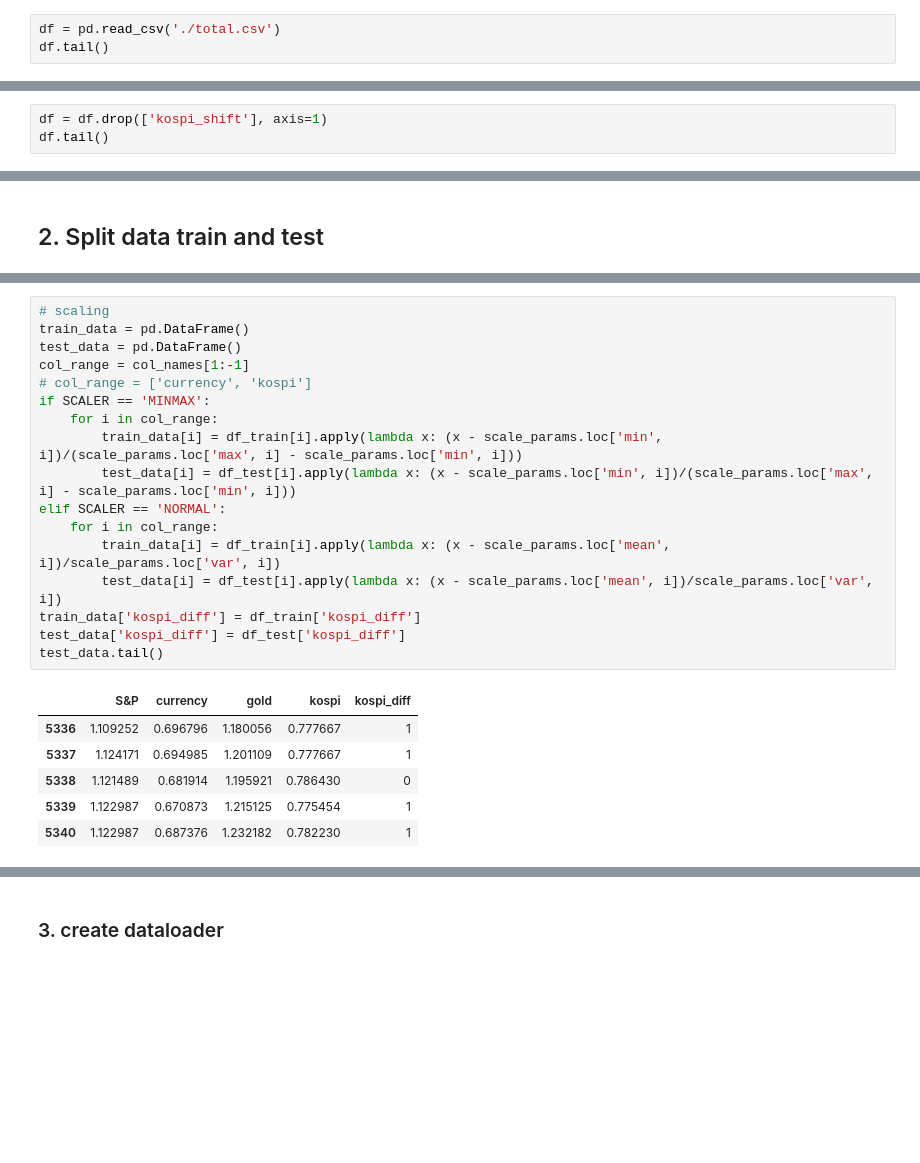
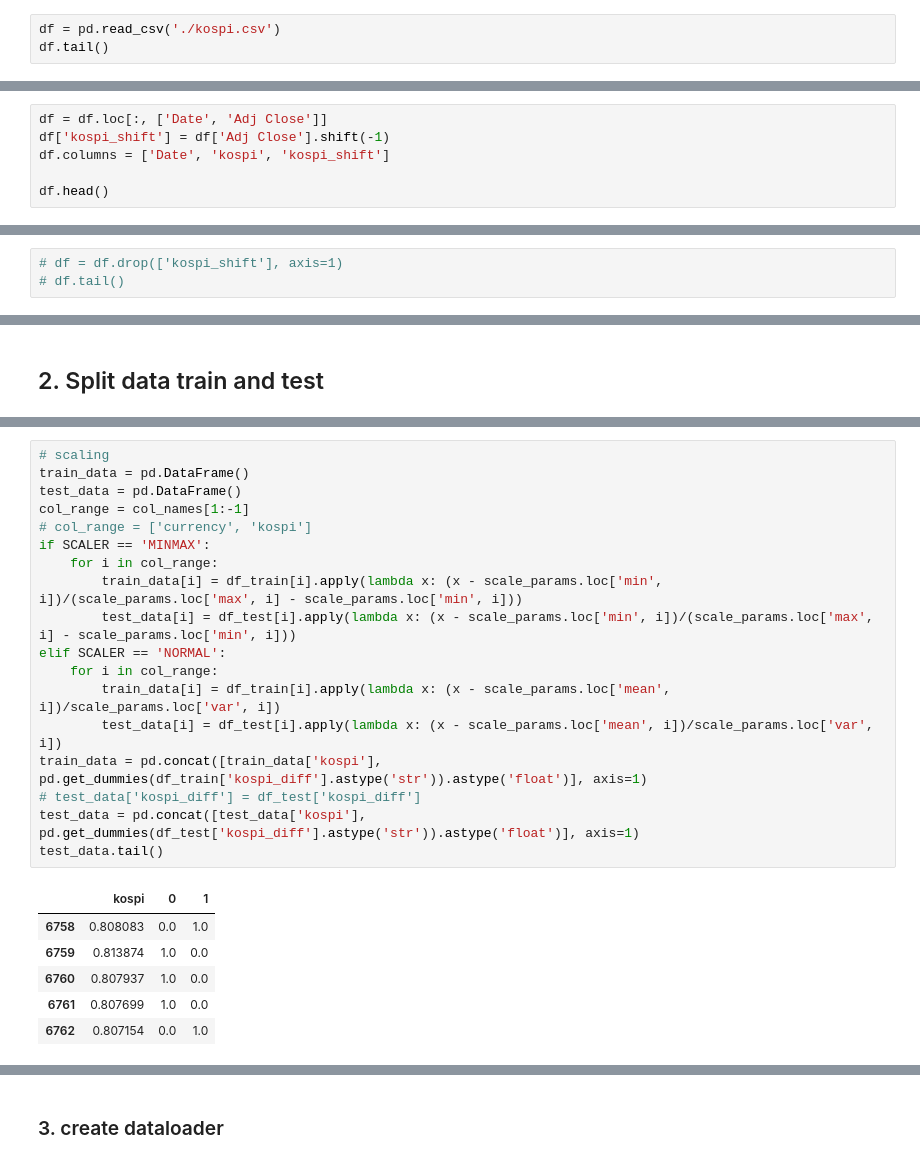
Before and after one commit to alan-kwak/CAIO6_team11, a Jupyter notebook: transformer_cls_token_kospi_only_window_input.ipynb, the cells around one changed output, grey strips where cells are left out. Saved outputs shown, nothing was run; the diff lists cells and outputs as text; blank space fills up the shorter version.

```diff
--- a/transformer_bin_classification_kospi_only_window_input copy.ipynb
+++ b/transformer_cls_token_kospi_only_window_input.ipynb
@@ -15,6 +15,6 @@ from sklearn.metrics import accuracy_score, precision_score, recall_score, confu
 # %% [markdown]
 ## 1. Load Data
 # %%
-df = pd.read_csv('./total.csv')
+df = pd.read_csv('./kospi.csv')
 df.tail()
 # %% [output]
@@ -26,0 +27,6 @@ df.tail()
+# %%
+df = df.loc[:, ['Date', 'Adj Close']]
+df['kospi_shift'] = df['Adj Close'].shift(-1)
+df.columns = ['Date', 'kospi', 'kospi_shift']
+
+df.head()
@@ -43,3 +56,3 @@ df.tail()
 # %%
-df = df.drop(['kospi_shift'], axis=1)
-df.tail()
+# df = df.drop(['kospi_shift'], axis=1)
+# df.tail()
@@ -85,26 +91,27 @@ scale_params
 # %%
 # scaling
 train_data = pd.DataFrame()
 test_data = pd.DataFrame()
 col_range = col_names[1:-1]
 # col_range = ['currency', 'kospi']
 if SCALER == 'MINMAX':
     for i in col_range:
         train_data[i] = df_train[i].apply(lambda x: (x - scale_params.loc['min', i])/(scale_params.loc['max', i] - scale_params.loc['min', i]))
         test_data[i] = df_test[i].apply(lambda x: (x - scale_params.loc['min', i])/(scale_params.loc['max', i] - scale_params.loc['min', i]))
 elif SCALER == 'NORMAL':
     for i in col_range:
         train_data[i] = df_train[i].apply(lambda x: (x - scale_params.loc['mean', i])/scale_params.loc['var', i])
         test_data[i] = df_test[i].apply(lambda x: (x - scale_params.loc['mean', i])/scale_params.loc['var', i])
-train_data['kospi_diff'] = df_train['kospi_diff']
-test_data['kospi_diff'] = df_test['kospi_diff']
+train_data = pd.concat([train_data['kospi'], pd.get_dummies(df_train['kospi_diff'].astype('str')).astype('float')], axis=1)
+# test_data['kospi_diff'] = df_test['kospi_diff']
+test_data = pd.concat([test_data['kospi'], pd.get_dummies(df_test['kospi_diff'].astype('str')).astype('float')], axis=1)
 test_data.tail()
 # %% [output]
-|  | S&P | currency | gold | kospi | kospi_diff |
-| 5336 | 1.109252 | 0.696796 | 1.180056 | 0.777667 | 1 |
-| 5337 | 1.124171 | 0.694985 | 1.201109 | 0.777667 | 1 |
-| 5338 | 1.121489 | 0.681914 | 1.195921 | 0.786430 | 0 |
-| 5339 | 1.122987 | 0.670873 | 1.215125 | 0.775454 | 1 |
-| 5340 | 1.122987 | 0.687376 | 1.232182 | 0.782230 | 1 |
+|  | kospi | 0 | 1 |
+| 6758 | 0.808083 | 0.0 | 1.0 |
+| 6759 | 0.813874 | 1.0 | 0.0 |
+| 6760 | 0.807937 | 1.0 | 0.0 |
+| 6761 | 0.807699 | 1.0 | 0.0 |
+| 6762 | 0.807154 | 0.0 | 1.0 |
 # %%
 class StockDataset(Dataset):
```
Also changed, not shown: parts of 21 cells of this notebook, 1 other file.
